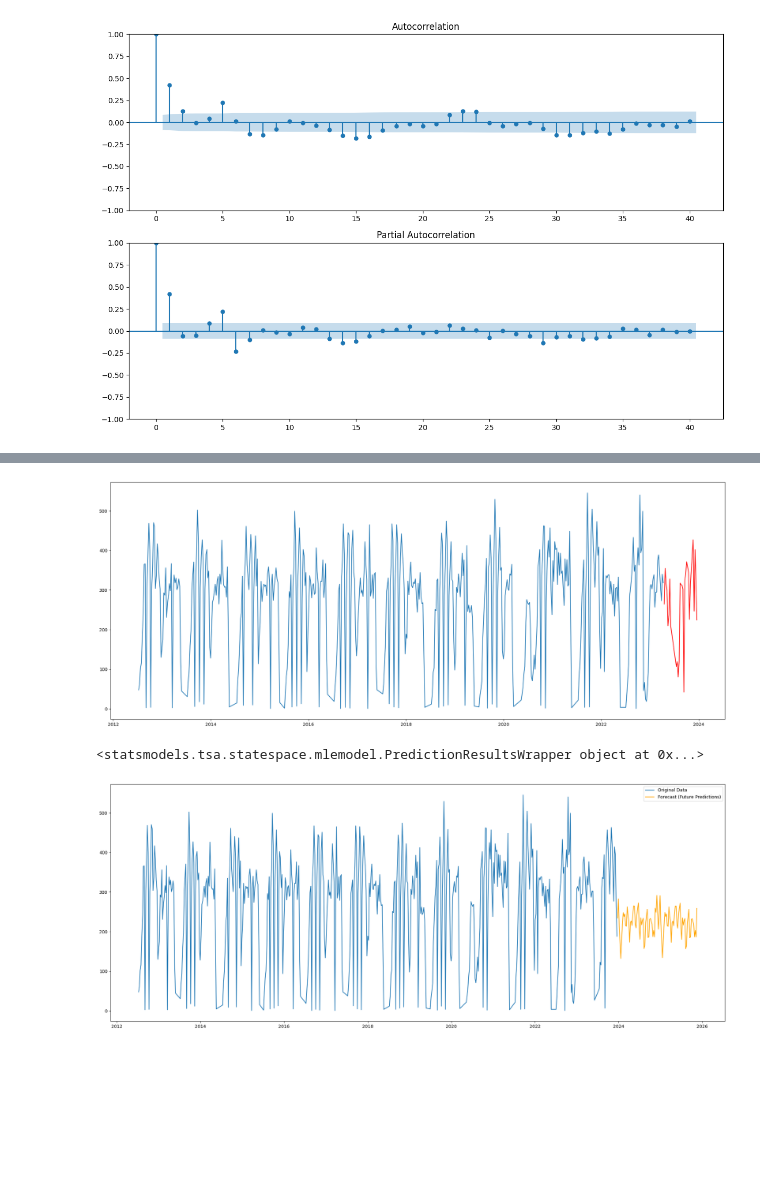
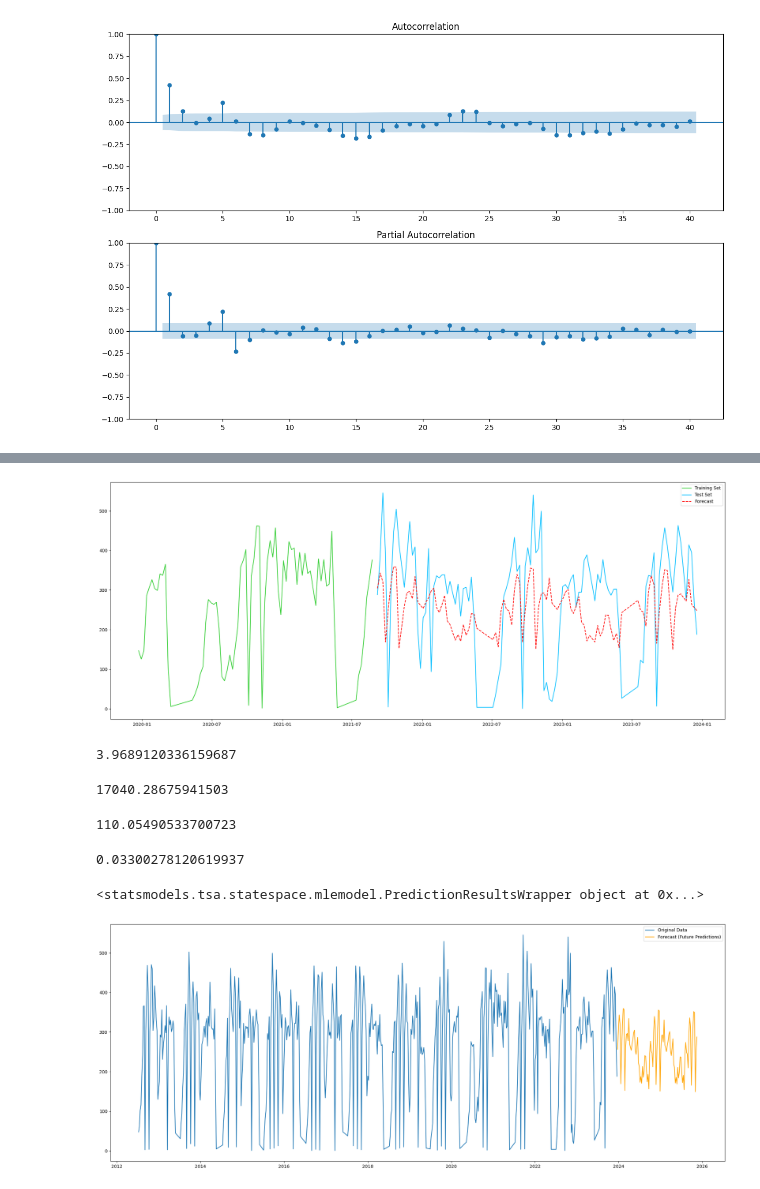
Before and after one commit to MikDR/DataScience-Python, a Jupyter notebook: codice/serie_temp/serie_tem_prova.ipynb, the cells around one changed output, grey strips where cells are left out. Saved outputs shown, nothing was run; the diff lists cells and outputs as text; code cells hidden in the pictures; blank space fills up the shorter version.

```diff
--- a/codice/serie_temp/serie_tem_prova.ipynb
+++ b/codice/serie_temp/serie_tem_prova.ipynb
@@ -298,11 +298,20 @@ fig = plt.figure(figsize=(20,8))
 
 #model_a = auto_arima(differenced_series_gol["goal"], start_p=1, start_q=1, test = 'adf', max_p=2, max_q=2, m=52, d=0, seasonal=True, start_P=0, start_Q=0, max_P=2, max_Q=2, D=None, trace=True)
 #model_a.summary()
+nobs = len(differenced_series_gol)
+print(nobs)
+n_training = int(nobs * 0.8)
+print(n_training)
+training = differenced_series_gol[["goal"]][:n_training]
+print(training)
 
-model = SARIMAX(differenced_series_gol["goal"], order=(1,0,0), seasonal_order=(1,0,1,52)) #order(p,d,q) per p guardo PARZIAL-AC per q guardo AC qui order avevi (1,0,2)
+
+model = SARIMAX(training, order=(0,0,1), seasonal_order=(1,0,1,44)) #positivo (0,0,1)(1,0,1,44)
+#order(p,d,q) per p guardo PARZIAL-AC per q guardo AC qui order avevi (1,0,2)
 ax = plt.gca()
 results = model.fit()
-plt.plot(differenced_series_gol["goal"])
+plt.plot(differenced_series_gol["goal"][:n_training], color='limegreen')
+plt.plot(differenced_series_gol["goal"][n_training-1:], color='deepskyblue')
 plt.plot(results.fittedvalues, color='red')
 ax.legend(['Numero di gol', 'Forecast'])
 plt.tight_layout()
@@ -331,10 +357,12 @@ Warnings:
 # %%
 fig = plt.figure(figsize=(20,8))
-num_points = len(differenced_series_gol['goal'])
-x = results.predict(start=(500), end=(528), dynamic=False)
-plt.plot(differenced_series_gol['goal'][:500])
-plt.plot(x, color='r')
+x = results.get_prediction(start=(n_training+1), end=(nobs-1)).summary_frame()
+
+plt.plot(training["goal"][350:], color='limegreen')
+plt.plot(differenced_series_gol["goal"][n_training+1:], color='deepskyblue')
+plt.plot(differenced_series_gol.index[n_training+1:], x['mean'], color='red', linestyle="--")
+plt.legend(['Training Set', 'Test Set', 'Forecast'])
 plt.tight_layout()
 plt.savefig("../../images/prediction_SARIMAX_serie_temp_gol.png")
 # %% [output]
-[figure, old version]
+[figure, new version]
@@ -341,3 +371,30 @@ plt.savefig("../../images/prediction_SARIMAX_serie_temp_gol.png")
+# %%
+#print(x)
+test_set = differenced_series_gol["goal"][n_training+1:]
+#Y_Predicted2 = x["predicted_mean"]
+mape2 = met.mean_absolute_percentage_error(test_set, x['mean'])
+print(mape2)
+# %% [output]
+3.9689120336159687
+# %%
+#più piccolo è più si trova regressione migliore. Nel nostro caso 0.0099 per cui ottimo
+sqe=met.mean_squared_error(test_set, x['mean'])
+print(sqe)
+# %% [output]
+17040.28675941503
+# %%
+#mae = 0 --> previsione perfetta. Nel nostro caso è 0.0808 per cui ottima
+mae = met.mean_absolute_error(test_set, x['mean'])
+print(mae)
+# %% [output]
+110.05490533700723
+# %%
+# valore negativo di R² indica che il tuo modello non è adatto per descrivere la variabilità nei dati o che la sua performance è peggiore di
+# un modello costante che prevede semplicemente la media dei dati.
+r2 = met.r2_score(test_set, x['mean'])
+print(r2)
+# %% [output]
+0.03300278120619937
 # %%
 import matplotlib.pyplot as plt
 
@@ -372,4 +429,4 @@ plt.savefig("../../images/forecasat_serie_temp_gol.png")
 plt.show()
 # %% [output]
 <statsmodels.tsa.statespace.mlemodel.PredictionResultsWrapper object at 0x...>
-[figure, old version]
+[figure, new version]
```
Also changed, not shown: parts of 6 cells of this notebook, 1 other file.
